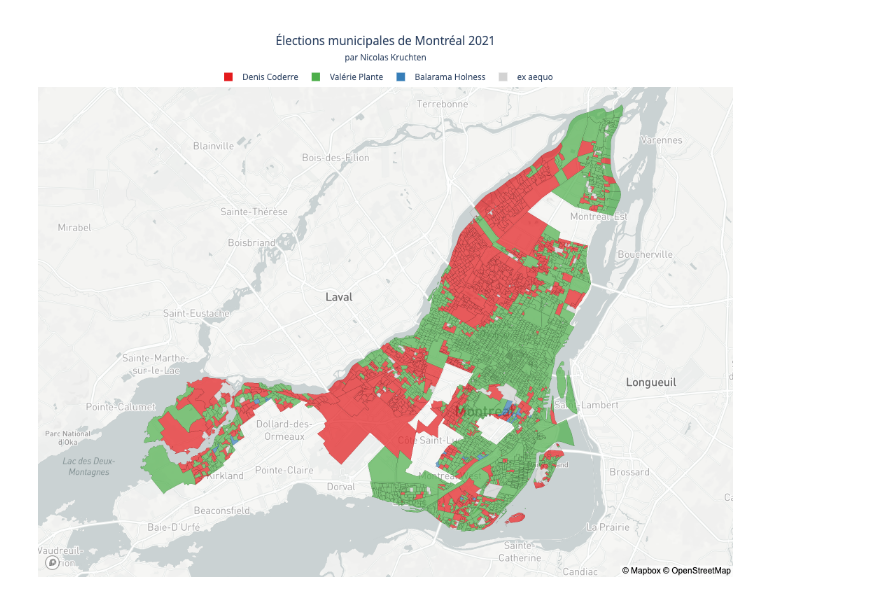
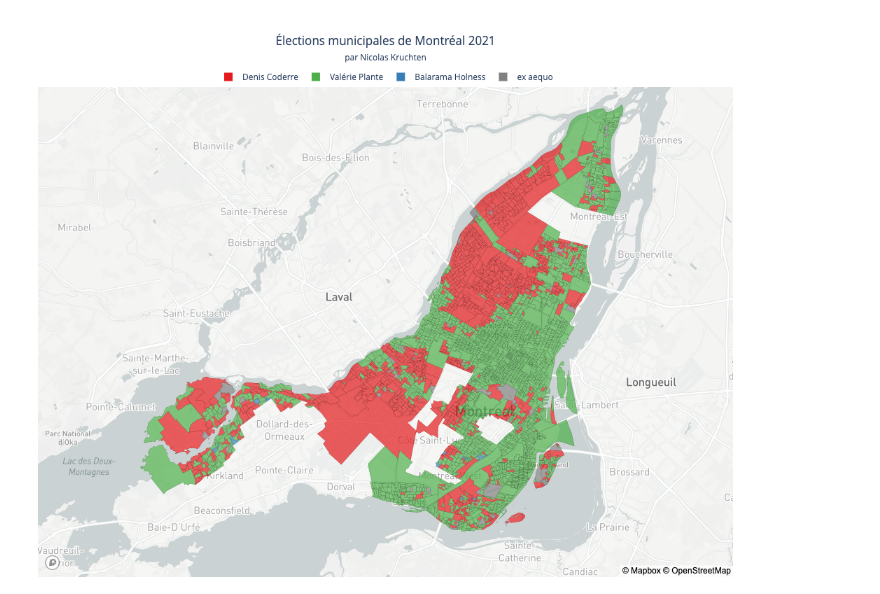
Before and after one commit to nicolaskruchten/mtlelection2021bysection, a Jupyter notebook: Untitled.ipynb, the cells around one changed output. Drawn from its saved outputs; the diff is of its cells as text; code cells hidden in the pictures.

```diff
--- a/Untitled.ipynb
+++ b/Untitled.ipynb
@@ -11,7 +9,7 @@ Columns (2) have mixed types.Specify dtype option on import or set low_memory=Fa
 df["NOM_SECTION"] = df.apply(lambda row: str(row["DistrictID"]).zfill(3) +"-"+ str(row["Bureau"]).replace("a","").replace("b","").zfill(3), axis=1)
 # %%
 c = ["CODERRE Denis", "PLANTE Valérie", "HOLNESS Balarama"]
-df2 = (df.query("Candidat in @c")[["NOM_SECTION", "Candidat", "Votes"]]
+df2 = (df.query("Candidat in @c and Poste==0")[["NOM_SECTION", "Candidat", "Votes"]]
        .pivot_table(index="NOM_SECTION", columns="Candidat", values="Votes", aggfunc=sum)
       .reset_index()
       .rename({c[0]: "Denis Coderre", c[1]: "Valérie Plante", c[2]: "Balarama Holness"}, axis=1))
@@ -26,4 +24,3 @@ def winner(row):
     return "ex aequo"
 
 df2["Winner"] = df2.apply(winner, axis=1)
-df2
@@ -48,33 +27,33 @@ geojson = json.load(open("section-vote-2021-simple.json"))
 # %%
 geojson_url="https://gist.githubusercontent.com/nicolaskruchten/c3cf6b7563631fb97b735bf8c07c9713/raw/c90edcc939db1c1aee0163343bbd63a0b650eccc/section-vote-2021-simple.json"
 fig = px.choropleth_mapbox(df2, geojson=geojson_url, color="Winner",
                            locations="NOM_SECTION", featureidkey="properties.NOM_SECTION",
                            center={"lat": 45.5517, "lon": -73.7073},
                            color_discrete_map={
                                "Denis Coderre":"#e41a1c",
                                "Valérie Plante":"#4daf4a",
                                "Balarama Holness": "#377eb8",
-                               "ex aequo": "lightgrey",
+                               "ex aequo": "grey",
                            },
                            hover_data={"Winner": False, "NOM_SECTION": False,
                                        "Valérie Plante": True,
                                        "Denis Coderre": True,
                                        "Balarama Holness": True,
                                       },
                            category_orders=dict(Winner=[
                                "Denis Coderre",
                                "Valérie Plante",
                                "Balarama Holness",
                                "ex aequo",
                            ]),
                            mapbox_style="light", zoom=10, height=800, opacity=0.7)
 fig.update_layout(margin={"r":0,"t":100,"l":0,"b":0},
                   legend=dict(orientation="h", y=1, yanchor='bottom', x=0.5, xanchor="center", title=""),
                  title=dict(y=0.95, yanchor='top',text='Élections municipales de Montréal 2021'
                             '<br><span style="font-size:12px">par <a href="https://nicolas.kruchten.com/">Nicolas Kruchten</a></span>', x=0.5))
 fig.update_traces(marker_line_width=0.1, below='')
 fig.show()
 # %% [output]
-[figure, old version]
+[figure, new version]
 # %%
 fig.write_html("index.html", include_plotlyjs="cdn")
```
Also changed, not shown: parts of 4 cells of this notebook, 1 other file.
